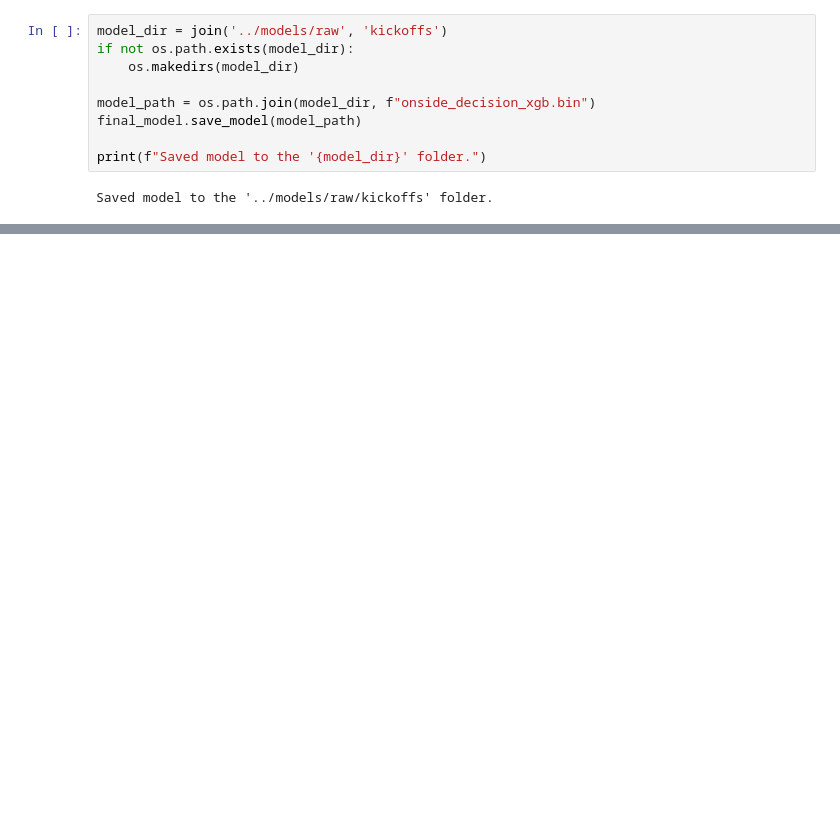
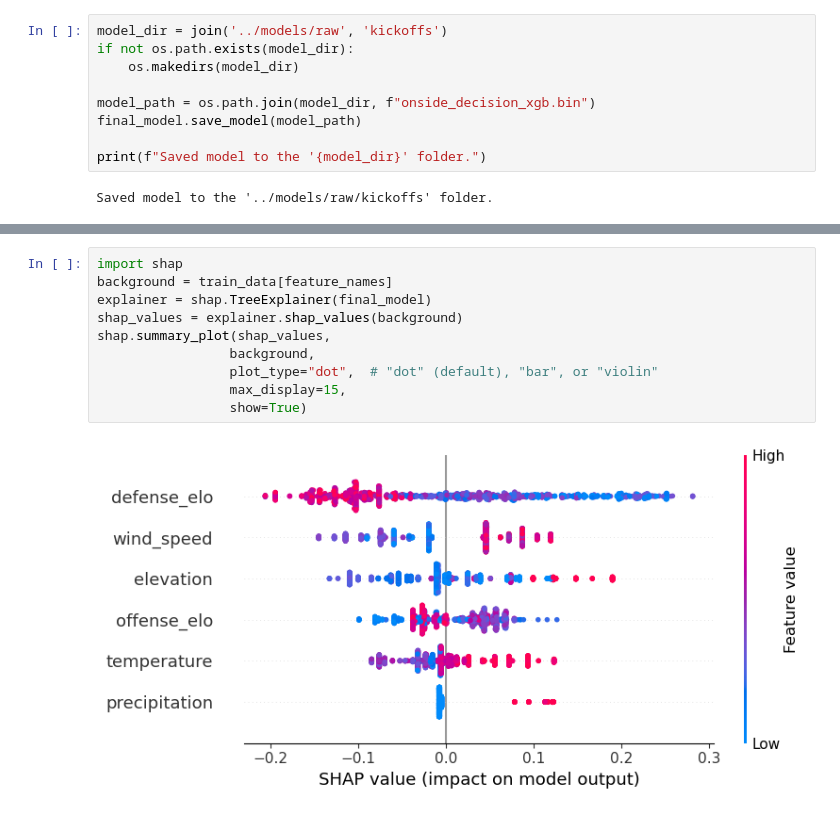
Before and after one commit to lneuendorf/cfb-win-probability, a Jupyter notebook: notebooks/onside_kick.ipynb, the cells around one changed output, grey strips where cells are left out. Saved outputs shown, nothing was run; the diff lists cells and outputs as text; blank space fills up the shorter version.

```diff
--- a/notebooks/onside_kick.ipynb
+++ b/notebooks/onside_kick.ipynb
@@ -728,0 +1021,12 @@ Saved model to the '../models/raw/kickoffs' folder.
+# %%
+import shap
+background = train_data[feature_names]
+explainer = shap.TreeExplainer(final_model)
+shap_values = explainer.shap_values(background)
+shap.summary_plot(shap_values,
+                 background,
+                 plot_type="dot",  # "dot" (default), "bar", or "violin"
+                 max_display=15,
+                 show=True)
+# %% [output]
+[figure, added]
```
Also changed, not shown: parts of 31 cells of this notebook, 1 other file.
